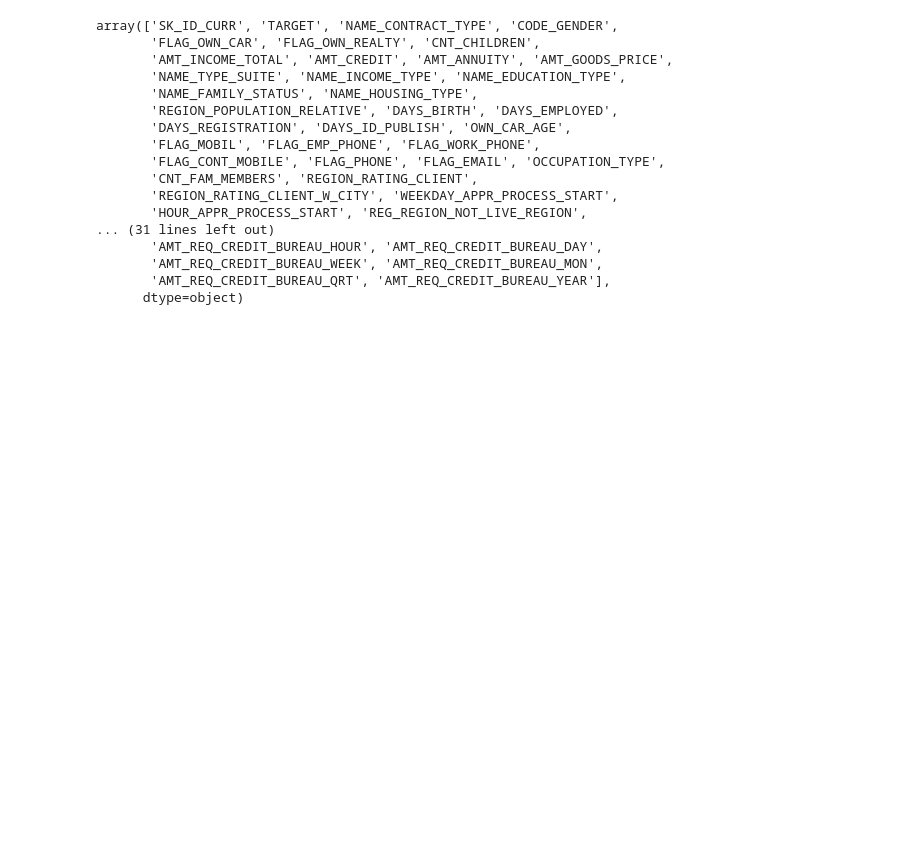
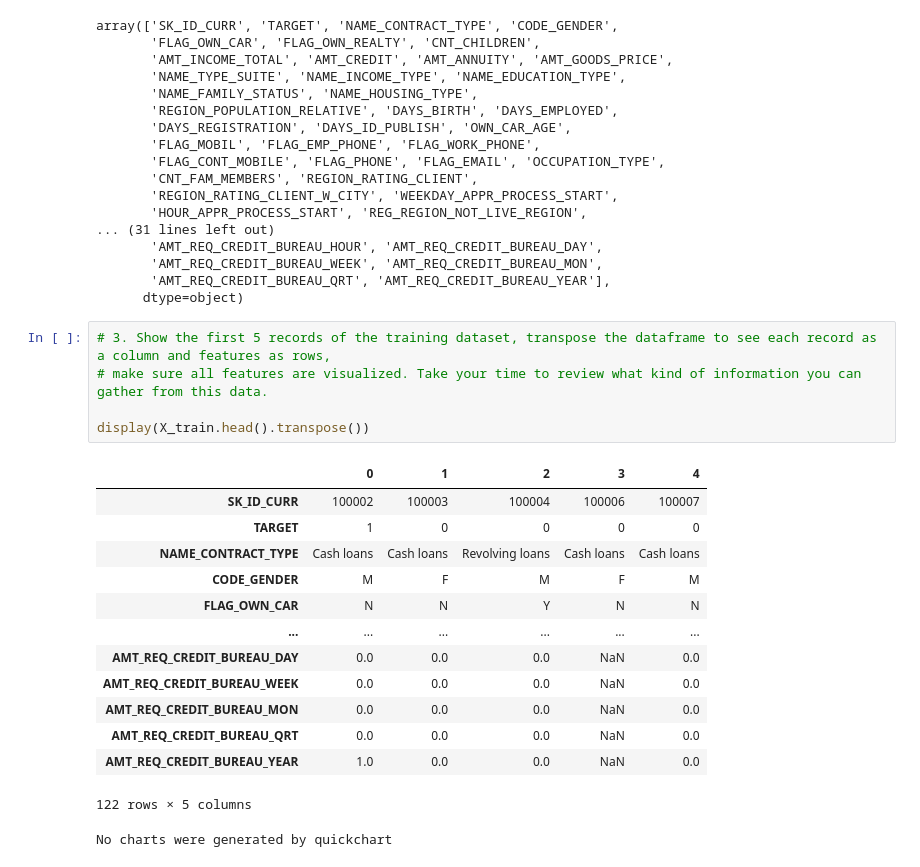
Before and after one commit to MicaelaGutColl/SP4-API-predict-images, a Jupyter notebook: CreditRisk.ipynb, the cells around one changed output. Saved outputs shown, nothing was run; the diff lists cells and outputs as text; blank space fills up the shorter version.

```diff
--- a/CreditRisk.ipynb
+++ b/CreditRisk.ipynb
@@ -71,3 +71,23 @@ array(['SK_ID_CURR', 'TARGET', 'NAME_CONTRACT_TYPE', 'CODE_GENDER',
        'AMT_REQ_CREDIT_BUREAU_WEEK', 'AMT_REQ_CREDIT_BUREAU_MON',
        'AMT_REQ_CREDIT_BUREAU_QRT', 'AMT_REQ_CREDIT_BUREAU_YEAR'],
       dtype=object)
+# %%
+# 3. Show the first 5 records of the training dataset, transpose the dataframe to see each record as a column and features as rows,
+# make sure all features are visualized. Take your time to review what kind of information you can gather from this data.
+
+display(X_train.head().transpose())
+# %% [output]
+|  | 0 | 1 | 2 | 3 | 4 |
+| SK_ID_CURR | 100002 | 100003 | 100004 | 100006 | 100007 |
+| TARGET | 1 | 0 | 0 | 0 | 0 |
+| NAME_CONTRACT_TYPE | Cash loans | Cash loans | Revolving loans | Cash loans | Cash loans |
+| CODE_GENDER | M | F | M | F | M |
+| FLAG_OWN_CAR | N | N | Y | N | N |
+| ... | ... | ... | ... | ... | ... |
+| AMT_REQ_CREDIT_BUREAU_DAY | 0.0 | 0.0 | 0.0 | NaN | 0.0 |
+| AMT_REQ_CREDIT_BUREAU_WEEK | 0.0 | 0.0 | 0.0 | NaN | 0.0 |
+| AMT_REQ_CREDIT_BUREAU_MON | 0.0 | 0.0 | 0.0 | NaN | 0.0 |
+| AMT_REQ_CREDIT_BUREAU_QRT | 0.0 | 0.0 | 0.0 | NaN | 0.0 |
+| AMT_REQ_CREDIT_BUREAU_YEAR | 1.0 | 0.0 | 0.0 | NaN | 0.0 |
+122 rows × 5 columns
+No charts were generated by quickchart
```
Also changed, not shown: parts of 10 cells of this notebook.
